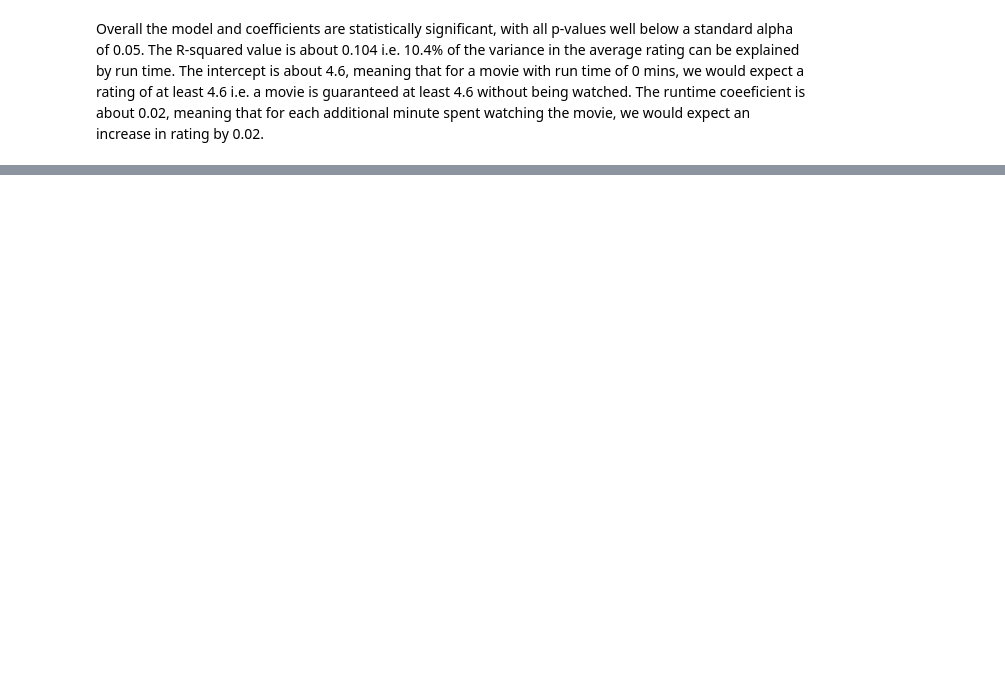
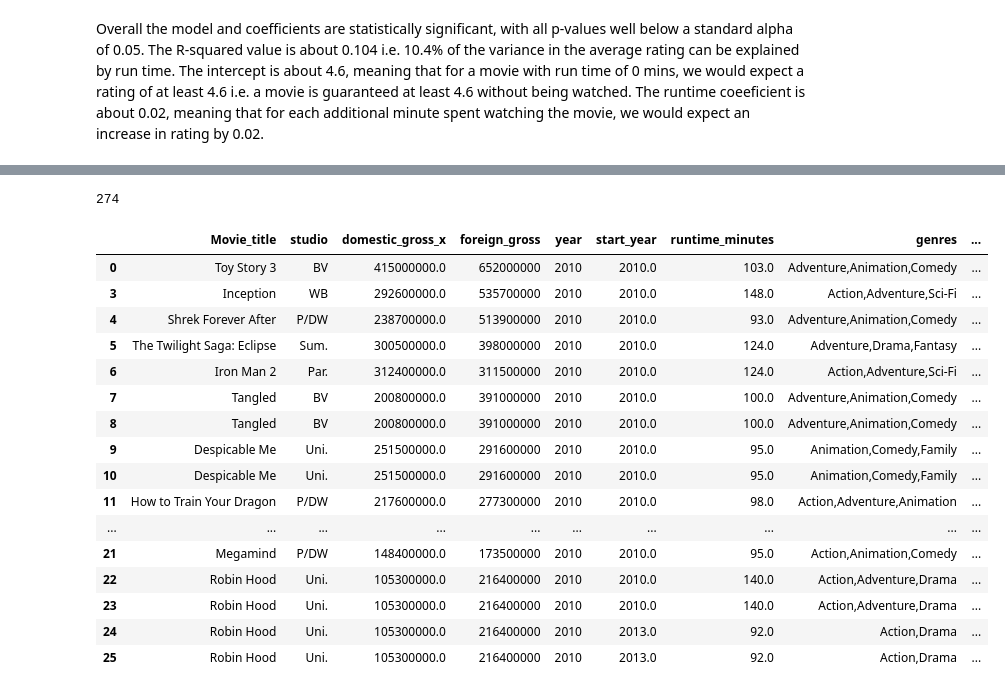
Before and after one commit to lilanhenry/phase2_group8_project, a Jupyter notebook: student.ipynb, the cells around one changed output, grey strips where cells are left out. Drawn from its saved outputs; the diff is of its cells as text; code cells hidden in the pictures; blank space fills up the shorter version.

```diff
--- a/student.ipynb
+++ b/student.ipynb
@@ -676,0 +686,25 @@ Overall the model and coefficients are statistically significant, with all p-val
+# %%
+merged_movies_analysis_df_dup = merged_movies_analysis_df[merged_movies_analysis_df.duplicated(subset="Movie_title")]
+print(len(merged_movies_analysis_df_dup))
+# %% [output]
+274
+# %%
+merged_movies_analysis_df.head(20)
+# %% [output]
+|  | Movie_title | studio | domestic_gross_x | foreign_gross | year | start_year | runtime_minutes | genres | ... |
+| 0 | Toy Story 3 | BV | 415000000.0 | 652000000 | 2010 | 2010.0 | 103.0 | Adventure,Animation,Comedy | ... |
+| 3 | Inception | WB | 292600000.0 | 535700000 | 2010 | 2010.0 | 148.0 | Action,Adventure,Sci-Fi | ... |
+| 4 | Shrek Forever After | P/DW | 238700000.0 | 513900000 | 2010 | 2010.0 | 93.0 | Adventure,Animation,Comedy | ... |
+| 5 | The Twilight Saga: Eclipse | Sum. | 300500000.0 | 398000000 | 2010 | 2010.0 | 124.0 | Adventure,Drama,Fantasy | ... |
+| 6 | Iron Man 2 | Par. | 312400000.0 | 311500000 | 2010 | 2010.0 | 124.0 | Action,Adventure,Sci-Fi | ... |
+| 7 | Tangled | BV | 200800000.0 | 391000000 | 2010 | 2010.0 | 100.0 | Adventure,Animation,Comedy | ... |
+| 8 | Tangled | BV | 200800000.0 | 391000000 | 2010 | 2010.0 | 100.0 | Adventure,Animation,Comedy | ... |
+| 9 | Despicable Me | Uni. | 251500000.0 | 291600000 | 2010 | 2010.0 | 95.0 | Animation,Comedy,Family | ... |
+| 10 | Despicable Me | Uni. | 251500000.0 | 291600000 | 2010 | 2010.0 | 95.0 | Animation,Comedy,Family | ... |
+| 11 | How to Train Your Dragon | P/DW | 217600000.0 | 277300000 | 2010 | 2010.0 | 98.0 | Action,Adventure,Animation | ... |
+| ... | ... | ... | ... | ... | ... | ... | ... | ... | ... |
+| 21 | Megamind | P/DW | 148400000.0 | 173500000 | 2010 | 2010.0 | 95.0 | Action,Animation,Comedy | ... |
+| 22 | Robin Hood | Uni. | 105300000.0 | 216400000 | 2010 | 2010.0 | 140.0 | Action,Adventure,Drama | ... |
+| 23 | Robin Hood | Uni. | 105300000.0 | 216400000 | 2010 | 2010.0 | 140.0 | Action,Adventure,Drama | ... |
+| 24 | Robin Hood | Uni. | 105300000.0 | 216400000 | 2010 | 2013.0 | 92.0 | Action,Drama | ... |
+| 25 | Robin Hood | Uni. | 105300000.0 | 216400000 | 2010 | 2013.0 | 92.0 | Action,Drama | ... |
```
Also changed, not shown: parts of 23 cells of this notebook.
